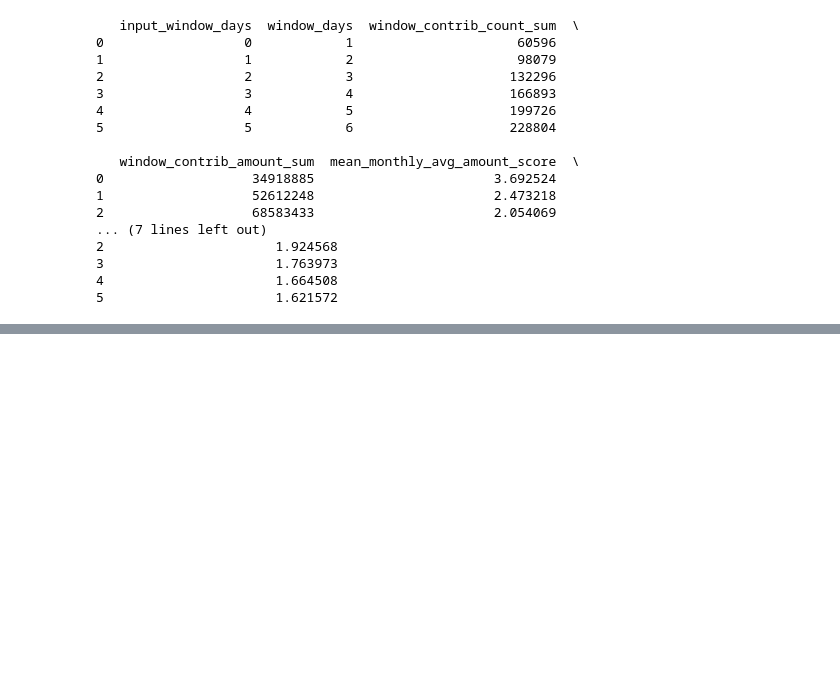
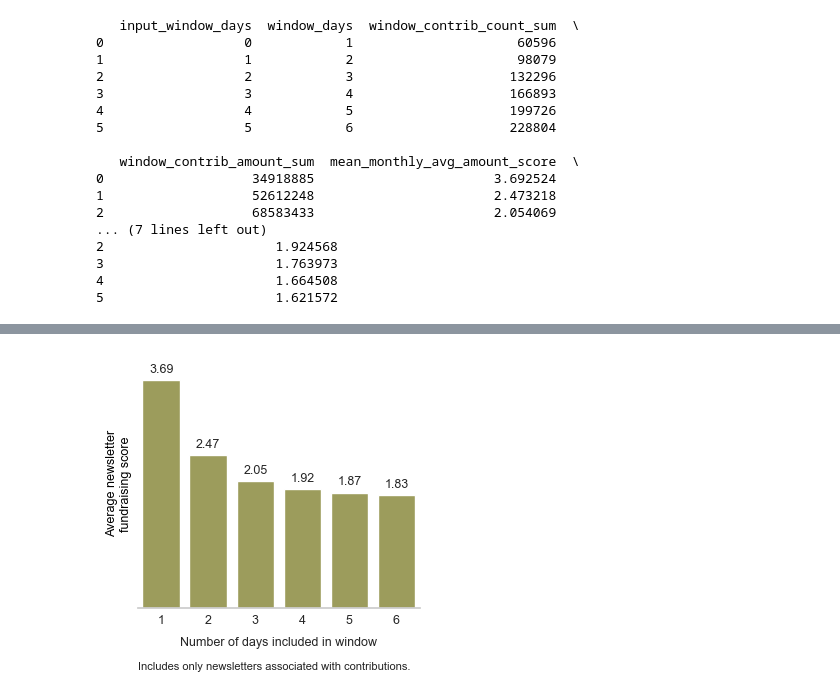
Before and after one commit to marobinette/cfd-project-ds1, a Jupyter notebook: notebooks/Matched_Politicians_Dataset_Creation.ipynb, the cells around one changed output, grey strips where cells are left out. Drawn from its saved outputs; the diff is of its cells as text; code cells hidden in the pictures; blank space fills up the shorter version.

Commit message:
Changed parameter sweep figure from a line graph to a bar graph

```diff
--- a/notebooks/Matched_Politicians_Dataset_Creation.ipynb
+++ b/notebooks/Matched_Politicians_Dataset_Creation.ipynb
@@ -1071,0 +1031,68 @@ for col in cols_to_plot:
+# %%
+# FIGURE: PARAMETER SWEEP TEST
+
+# plt.figure(figsize=(7, 3.5))
+fig, ax = plt.subplots(figsize=(3.5, 3.25))
+
+sns.barplot(
+    data=test_summary_df,
+    x='window_days',
+    y='mean_monthly_avg_amount_score',
+    color=breakdown_color1,
+    ax=ax,
+    width=0.8
+)
+
+# plt.title("Total Contributions to U.S. Representatives by Month (2015-2016)", pad = 30)
+plt.xlabel("")
+plt.ylabel("")
+plt.yticks([])
+# plt.xticks([])
+# plt.xticks(rotation = 90, ha = 'right')
+ax.set_xticks(range(len(test_summary_df)))
+ax.set_xticklabels(test_summary_df['window_days'], rotation = 0, ha = 'center', fontsize = axis_labelsize)
+ax.tick_params(axis='x', length = 0, pad = 5)
+
+# Add axis labels
+ax.set_xlabel("Number of days included in window", fontsize=axis_labelsize, labelpad=7.5)
+ax.set_ylabel("Average newsletter\nfundraising score", color='black', fontsize=axis_labelsize)
+ax.spines['left'].set_color('lightgray')  # Light gray y-axis line
+
+plt.tight_layout()
+
+# Add data labels above each bar
+for i, p in enumerate(ax.patches):
+    height = p.get_height()
+    ax.text(
+        i,
+        height + (.02 * test_summary_df['mean_monthly_avg_amount_score'].max()),
+        f'{height:,.2f}',
+        ha='center',
+        va='bottom',
+        rotation=0,
+        fontsize=axis_labelsize,
+        fontweight='medium'
+    )
+
+# Remove the outlines
+sns.despine(top=True, right=True, left=True)
+
+# Add padding so labels don’t hit the top edge
+ymax = test_summary_df['mean_monthly_avg_amount_score'].max()
+plt.ylim(0, ymax * 1.09)
+
+# Add caption below the plot
+plt.text(
+    -0.0, # X position
+    -0.24, # Y position
+    "Includes only newsletters associated with contributions.",
+    ha='left',
+    va='center',
+    fontsize = caption_size,
+    color='#222222',
+    transform=ax.transAxes # use axis coordinates so it scales with the figure
+)
+
+plt.show()
+# %% [output]
+[figure, added]
```
Also changed, not shown: parts of 2 cells of this notebook.
